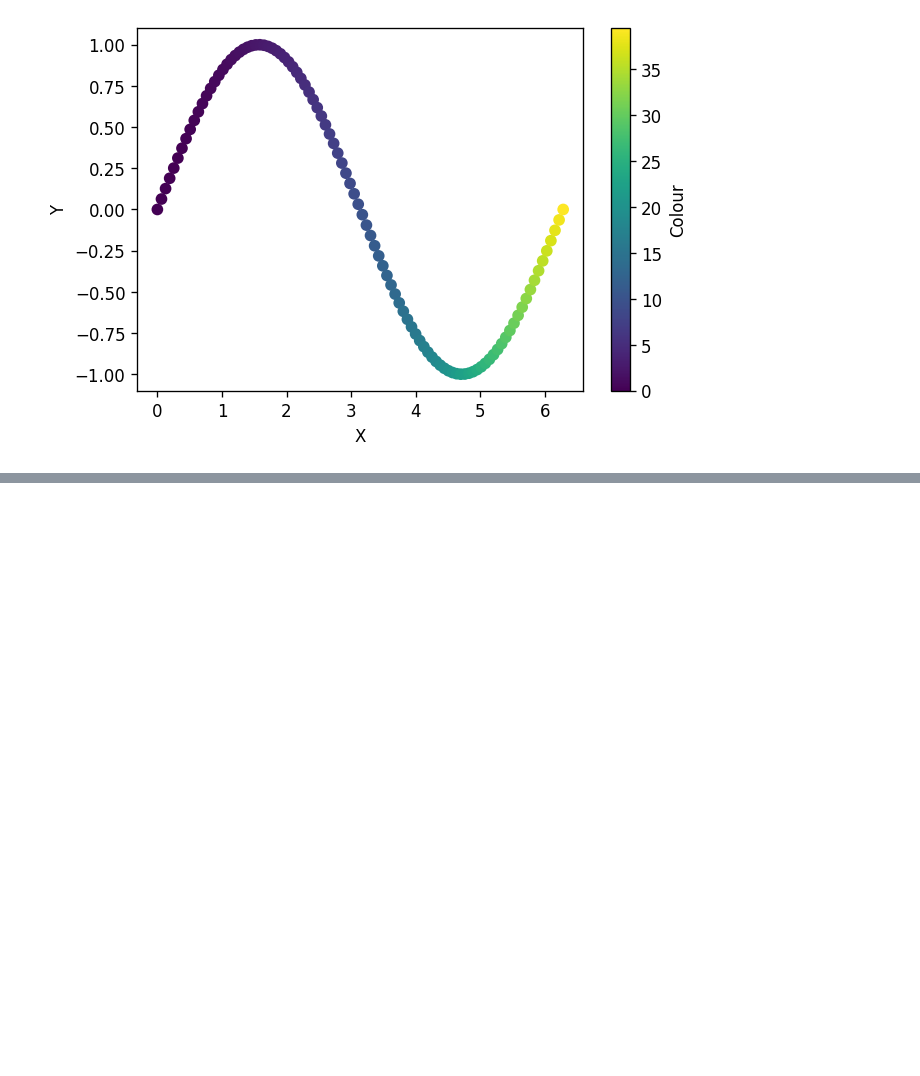
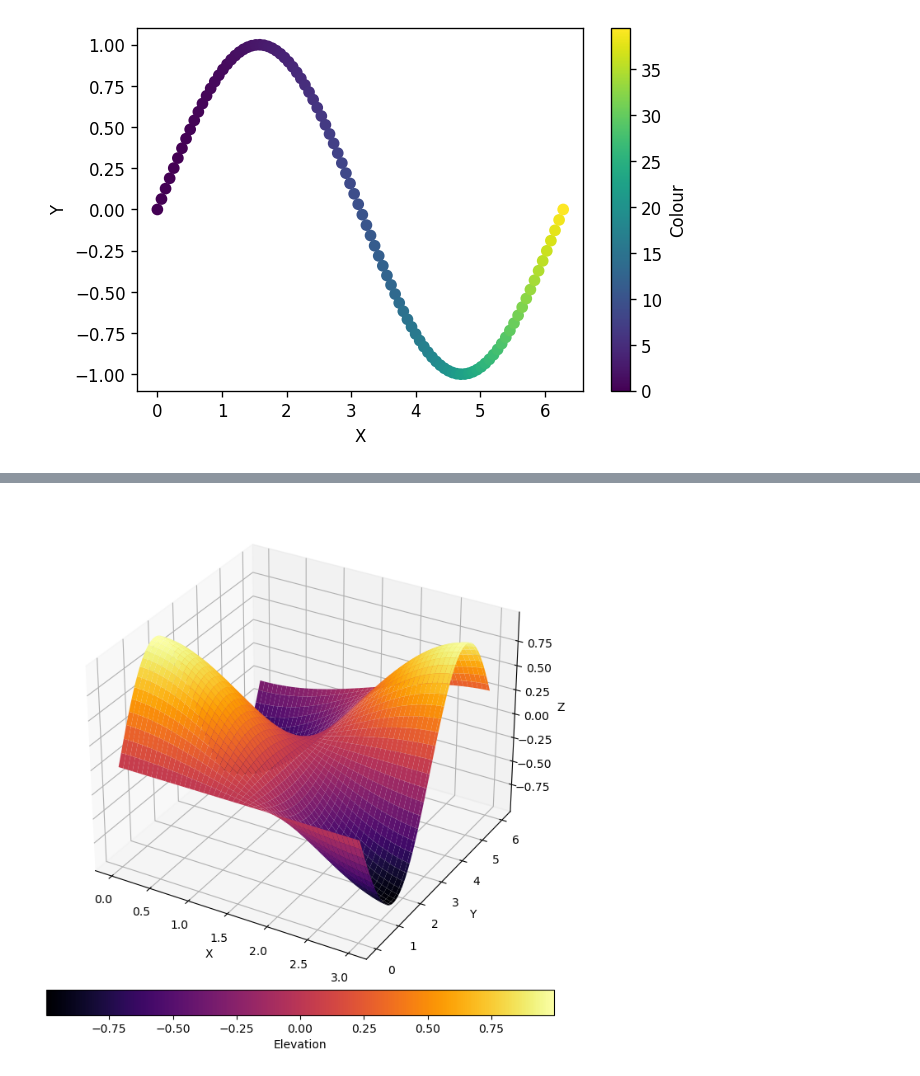
Before and after one commit to CITA/CTA200H, a Jupyter notebook: lecture_4_numerical_python/1_numpy_matplotlib.ipynb, the cells around one changed output, grey strips where cells are left out. Drawn from its saved outputs; the diff is of its cells as text; code cells hidden in the pictures; blank space fills up the shorter version.

```diff
--- a/lecture_4_numerical_python/1_numpy_matplotlib.ipynb
+++ b/lecture_4_numerical_python/1_numpy_matplotlib.ipynb
@@ -220,0 +248,15 @@ plt.show()
+# %%
+x = np.linspace(0,3,100)
+y = np.linspace(0,6,200)
+X,Y = np.meshgrid(x,y,indexing='ij')
+Z = np.cos(X)*np.sin(Y)
+
+f = plt.figure(figsize=(10,8))
+ax = f.add_subplot(111,projection='3d')
+im = ax.plot_surface(X,Y,Z,cmap='inferno')
+ax.set_xlabel('X')
+ax.set_ylabel('Y')
+ax.set_zlabel('Z')
+cb = plt.colorbar(im,ax=ax,label='Elevation',fraction=0.05,orientation='horizontal',pad=0)
+# %% [output]
+[figure, added]
```
Also changed, not shown: parts of 14 cells of this notebook.
